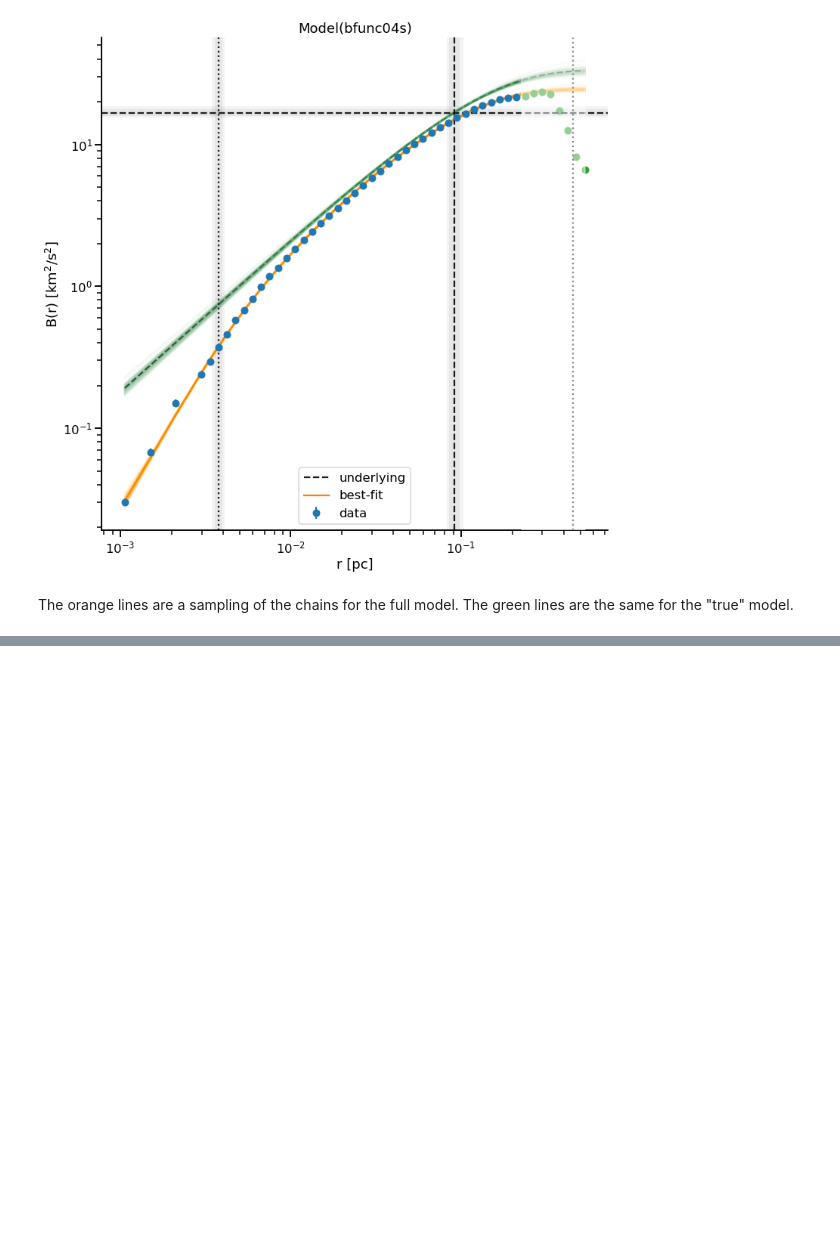
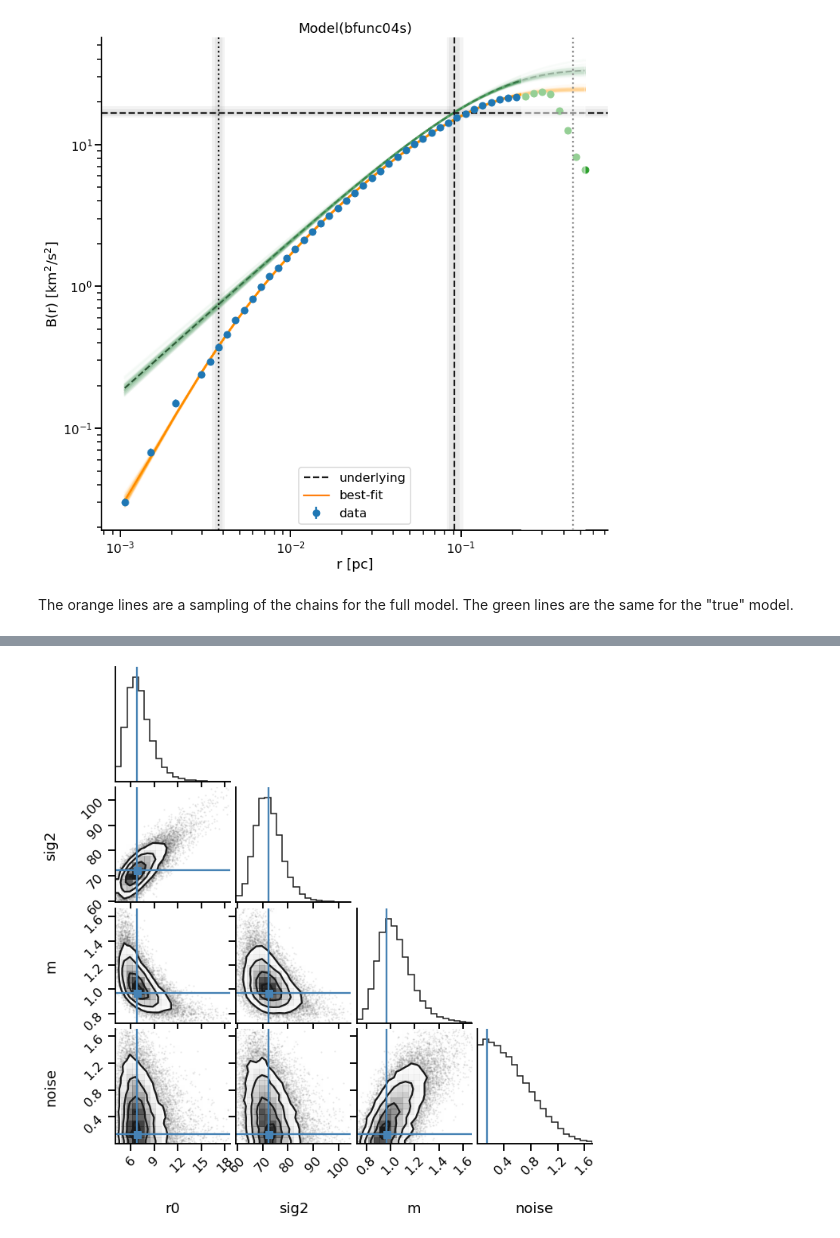
Before and after one commit to will-henney/mariano-velocity-statistics, a Jupyter notebook: emcee-model-fits.ipynb, the cells around one changed output, grey strips where cells are left out. Saved outputs shown, nothing was run; the diff lists cells and outputs as text; code cells hidden in the pictures; blank space fills up the shorter version.

```diff
--- a/emcee-model-fits.ipynb
+++ b/emcee-model-fits.ipynb
@@ -339,2 +342,8 @@ array([0.08518228, 0.09771125])
 # %%
-0.004 / pc_per_arcsec
+with open(jav_path / "SFresults" / "N604H.pkl", "rb") as f:
+    sfdata = pickle.load(f)
+with open(jav_path / "VFM" / "N604H.pkl", "rb") as f:
+    vfdata = pickle.load(f)
+
+sf = sfdata["SF"]
+mask = sf["N pairs"] > 0
@@ -342,0 +515,14 @@ array([0.08518228, 0.09771125])
+# %%
+# We need to remove the frozen parameters from the list before passing it as the truths argument
+truths = [_.value for _ in emcee_params.values() if _.vary]
+
+emcee_corner = corner.corner(
+    result_emcee.flatchain,
+    labels=result_emcee.var_names,
+    truths=truths,
+    labelpad=0.2,
+    range=[0.995]*4,
+)
+sns.despine()
+# %% [output]
+[figure, added]
```
Also changed, not shown: parts of 12 cells of this notebook, 1 other file.
